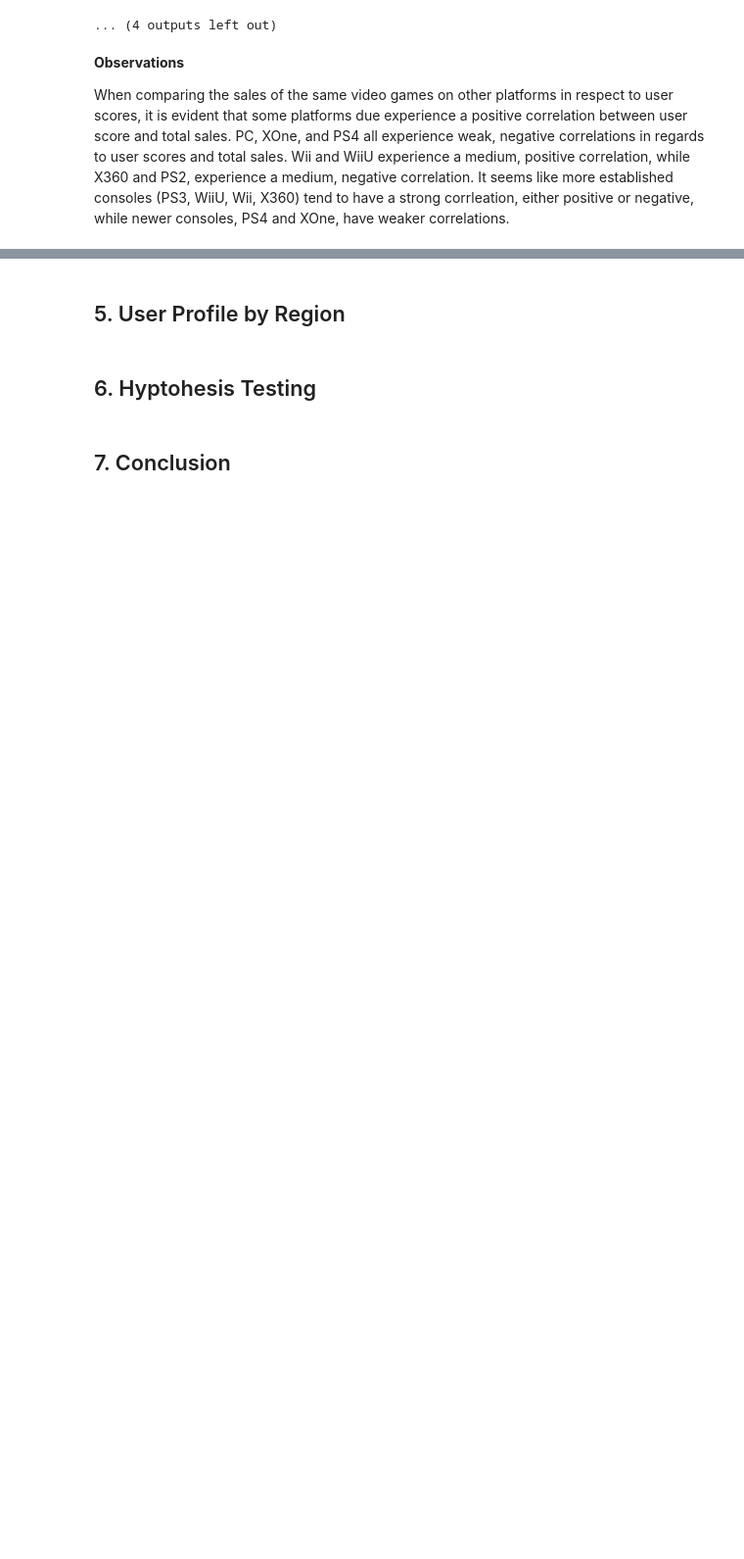
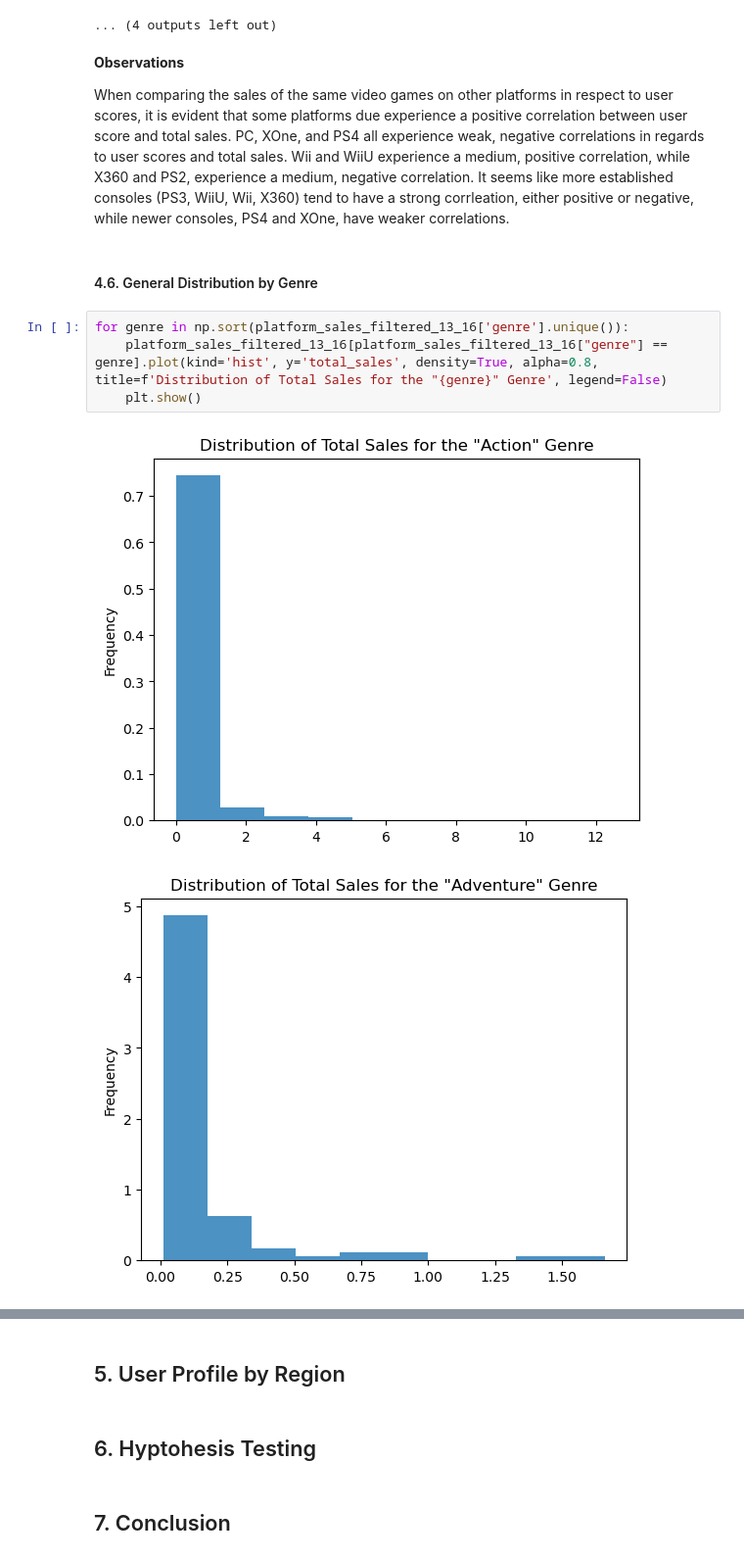
Before and after one commit to mnunezsa95/ds_project_video_game_analysis, a Jupyter notebook: notebooks/EDA.ipynb, the cells around one changed output, grey strips where cells are left out. Shown at 98% size. Cells and saved outputs as stored; diff of their text form; blank space fills up the shorter version.

```diff
--- a/notebooks/EDA.ipynb
+++ b/notebooks/EDA.ipynb
@@ -368,3 +372,12 @@ The correlation coefficient between 'user_score' and 'total_sales' for X360 is:
 **Observations**
 
 When comparing the sales of the same video games on other platforms in respect to user scores, it is evident that some platforms due experience a positive correlation between user score and total sales. PC, XOne, and PS4 all experience weak, negative correlations in regards to user scores and total sales. Wii and WiiU experience a medium, positive correlation, while X360 and PS2, experience a medium, negative correlation. It seems like more established consoles (PS3, WiiU, Wii, X360) tend to have a strong corrleation, either positive or negative, while newer consoles, PS4 and XOne, have weaker correlations.
+# %% [markdown]
+#### 4.6. General Distribution by Genre
+# %%
+for genre in np.sort(platform_sales_filtered_13_16['genre'].unique()):
+    platform_sales_filtered_13_16[platform_sales_filtered_13_16["genre"] == genre].plot(kind='hist', y='total_sales', density=True, alpha=0.8, title=f'Distribution of Total Sales for the "{genre}" Genre', legend=False)
+    plt.show()
+# %% [output]
+[figure, added]
+[figure, added]
```
Also changed, not shown: parts of 5 cells of this notebook.
